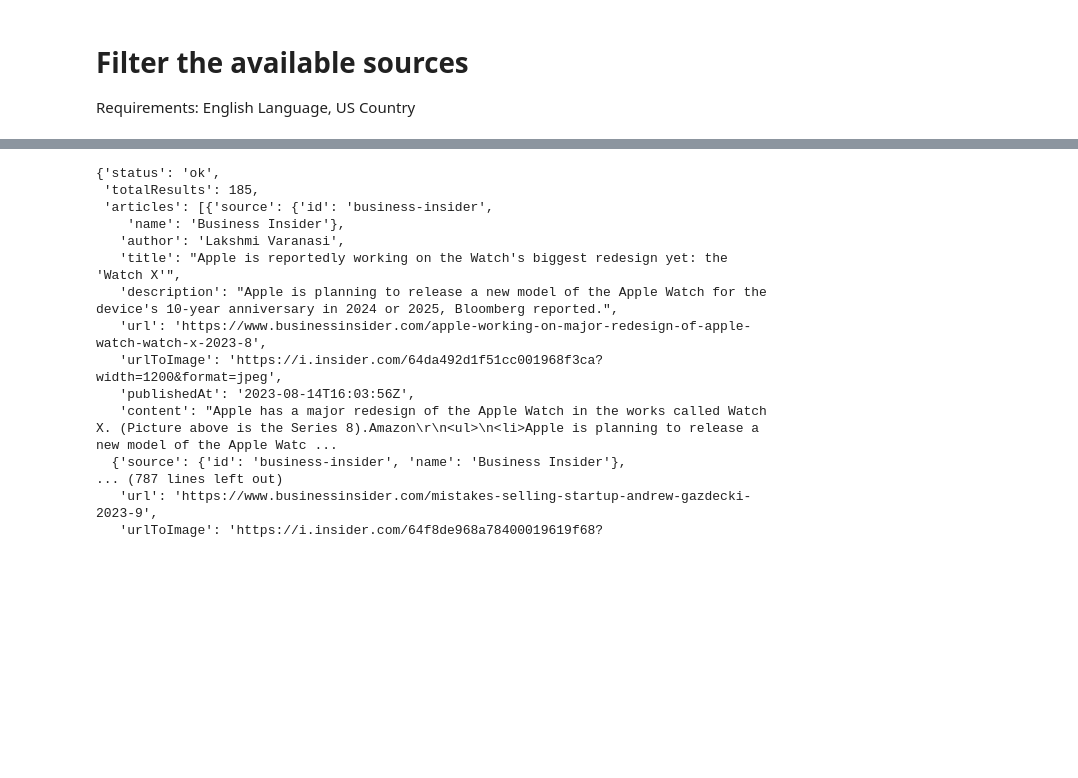
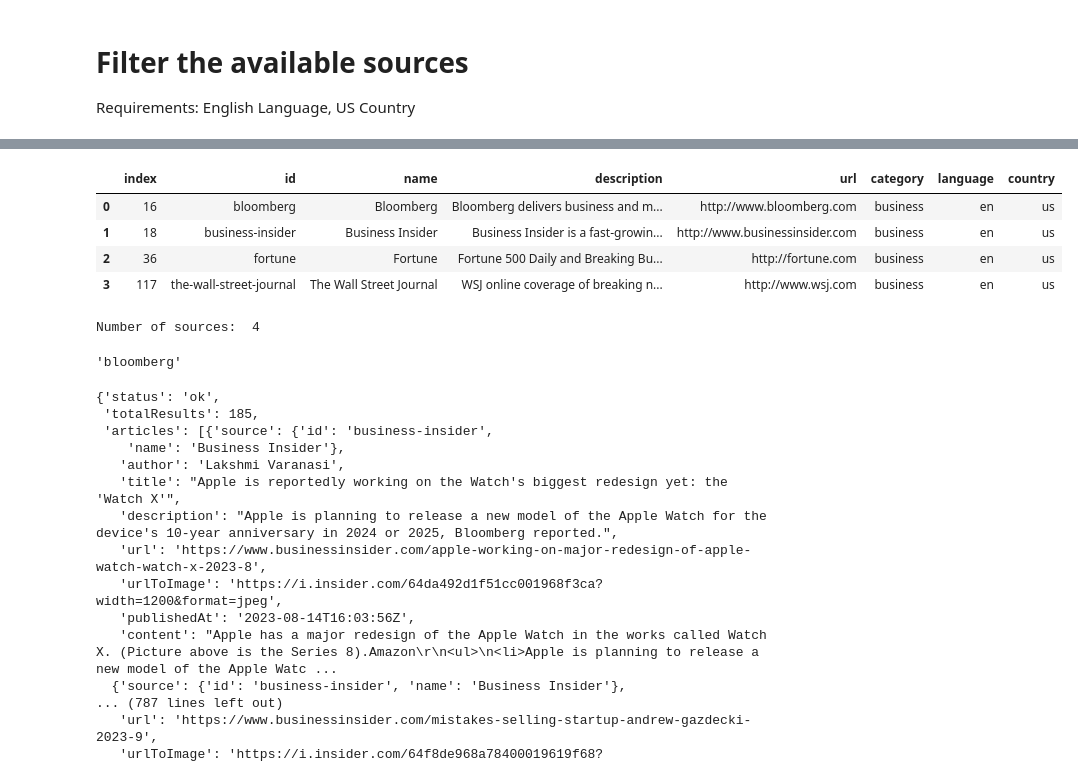
Before and after one commit to gossdante/news_sentiment, a Jupyter notebook: sentiment.ipynb, the cells around one changed output, grey strips where cells are left out. Cells and saved outputs as stored; diff of their text form; code cells hidden in the pictures; blank space fills up the shorter version.

```diff
--- a/sentiment.ipynb
+++ b/sentiment.ipynb
@@ -90,3 +64,17 @@ Name: id, dtype: object
+# %%
+business_sources = sourcedf[sourcedf['category']=='business']
+business_sources = business_sources.reset_index()
+display(business_sources)
+print('Number of sources: ',len(business_sources))
+business_sources['id'][0]
+# %% [output]
+|  | index | id | name | description | url | category | language | country |
+| 0 | 16 | bloomberg | Bloomberg | Bloomberg delivers business and m... | http://www.bloomberg.com | business | en | us |
+| 1 | 18 | business-insider | Business Insider | Business Insider is a fast-growin... | http://www.businessinsider.com | business | en | us |
+| 2 | 36 | fortune | Fortune | Fortune 500 Daily and Breaking Bu... | http://fortune.com | business | en | us |
+| 3 | 117 | the-wall-street-journal | The Wall Street Journal | WSJ online coverage of breaking n... | http://www.wsj.com | business | en | us |
+Number of sources:  4
+'bloomberg'
 # %%
 # /v2/top-headlines
 top_headlines = newsapi.get_everything(q='apple',
```
Also changed, not shown: parts of 12 cells of this notebook.
